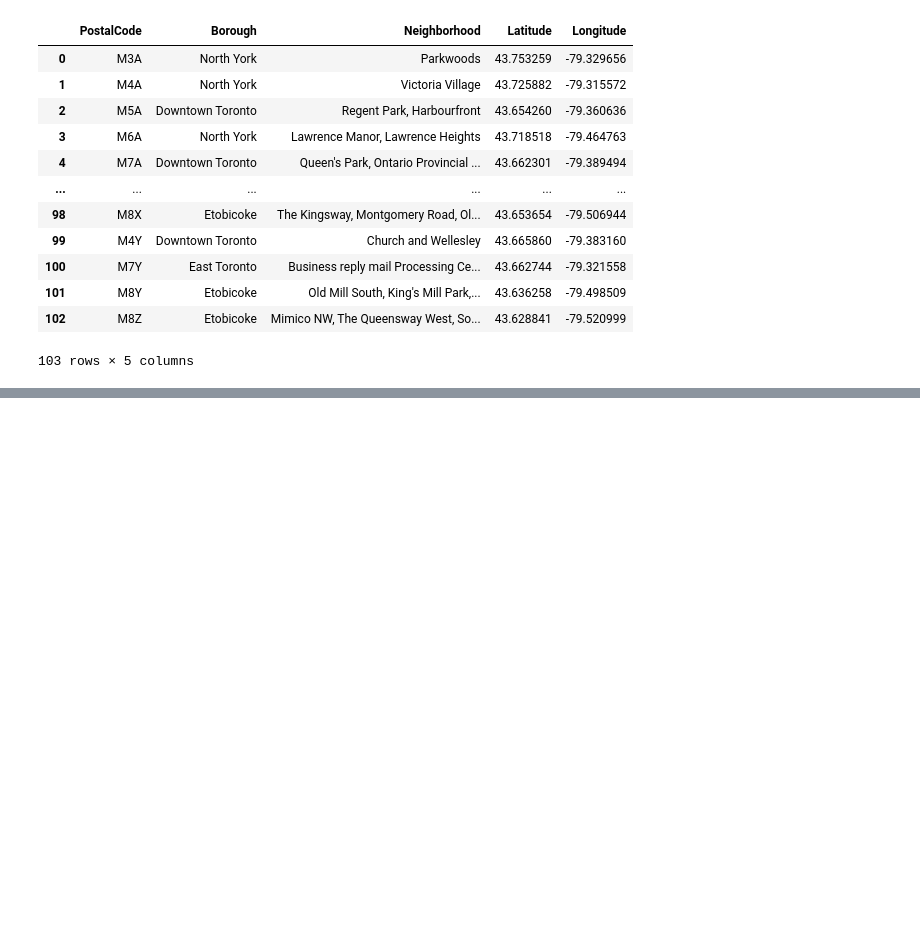
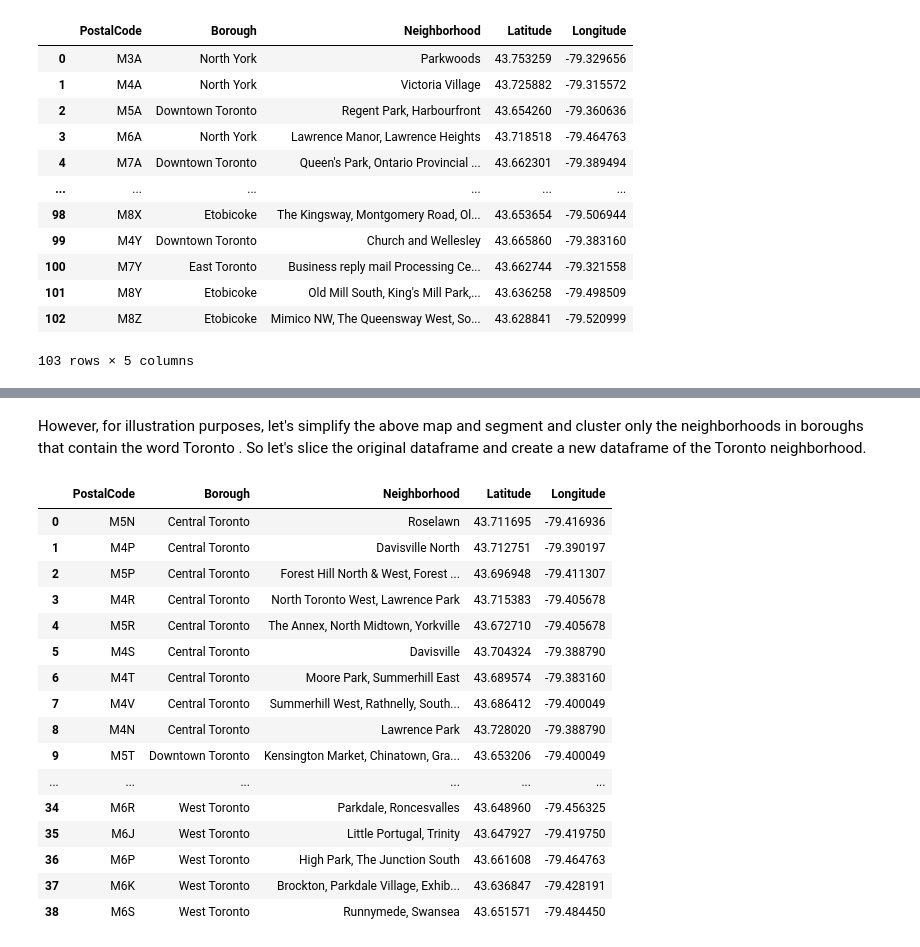
Before and after one commit to akmajith/Coursera_Capstone, a Jupyter notebook: Segmenting and Clustering Neighborhood in Toronto.ipynb, the cells around one changed output, grey strips where cells are left out. Drawn from its saved outputs; the diff is of its cells as text; code cells hidden in the pictures; blank space fills up the shorter version.

```diff
--- a/Segmenting and Clustering Neighborhood in Toronto.ipynb
+++ b/Segmenting and Clustering Neighborhood in Toronto.ipynb
@@ -81,14 +82,16 @@ for table in tables:
 
         if len(cells) > 1:
 
-            pc = cells[0]
-            postal_code.append(pc.text.rstrip())
+            if cells[0].text.startswith('M'):
 
-            bor = cells[1]
-            borough.append(bor.text.rstrip())
+                pc = cells[0]
+                postal_code.append(pc.text.rstrip())
 
-            nh = cells[2]
-            neighborhood.append(nh.text.rstrip())
+                bor = cells[1]
+                borough.append(bor.text.rstrip())
+
+                nh = cells[2]
+                neighborhood.append(nh.text.rstrip())
 # %% [output]
 []
 [<td>M1A
@@ -179,0 +214,25 @@ final_df
+# %% [markdown]
+However, for illustration purposes, let's simplify the above map and segment and cluster only the neighborhoods in boroughs that contain the word Toronto . So let's slice the original dataframe and create a new dataframe of the Toronto neighborhood.
+# %%
+toronto_borough=final_df[final_df['Borough'].str.contains('Toronto')].reset_index(drop=True)
+toronto_borough.sort_values(by='Borough',inplace=True)
+toronto_borough=toronto_borough.reset_index(drop=True)
+toronto_borough
+# %% [output]
+|  | PostalCode | Borough | Neighborhood | Latitude | Longitude |
+| 0 | M5N | Central Toronto | Roselawn | 43.711695 | -79.416936 |
+| 1 | M4P | Central Toronto | Davisville North | 43.712751 | -79.390197 |
+| 2 | M5P | Central Toronto | Forest Hill North & West, Forest ... | 43.696948 | -79.411307 |
+| 3 | M4R | Central Toronto | North Toronto West, Lawrence Park | 43.715383 | -79.405678 |
+| 4 | M5R | Central Toronto | The Annex, North Midtown, Yorkville | 43.672710 | -79.405678 |
+| 5 | M4S | Central Toronto | Davisville | 43.704324 | -79.388790 |
+| 6 | M4T | Central Toronto | Moore Park, Summerhill East | 43.689574 | -79.383160 |
+| 7 | M4V | Central Toronto | Summerhill West, Rathnelly, South... | 43.686412 | -79.400049 |
+| 8 | M4N | Central Toronto | Lawrence Park | 43.728020 | -79.388790 |
+| 9 | M5T | Downtown Toronto | Kensington Market, Chinatown, Gra... | 43.653206 | -79.400049 |
+| ... | ... | ... | ... | ... | ... |
+| 34 | M6R | West Toronto | Parkdale, Roncesvalles | 43.648960 | -79.456325 |
+| 35 | M6J | West Toronto | Little Portugal, Trinity | 43.647927 | -79.419750 |
+| 36 | M6P | West Toronto | High Park, The Junction South | 43.661608 | -79.464763 |
+| 37 | M6K | West Toronto | Brockton, Parkdale Village, Exhib... | 43.636847 | -79.428191 |
+| 38 | M6S | West Toronto | Runnymede, Swansea | 43.651571 | -79.484450 |
```
Also changed, not shown: parts of 49 cells of this notebook.
